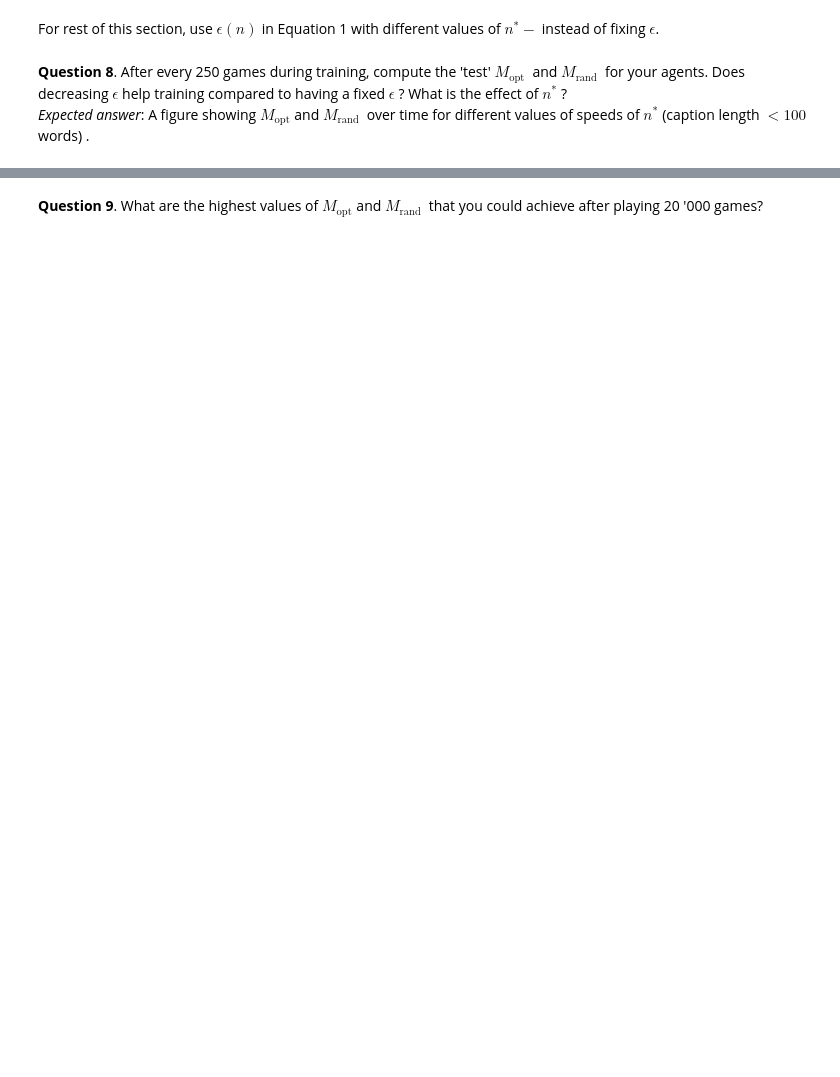
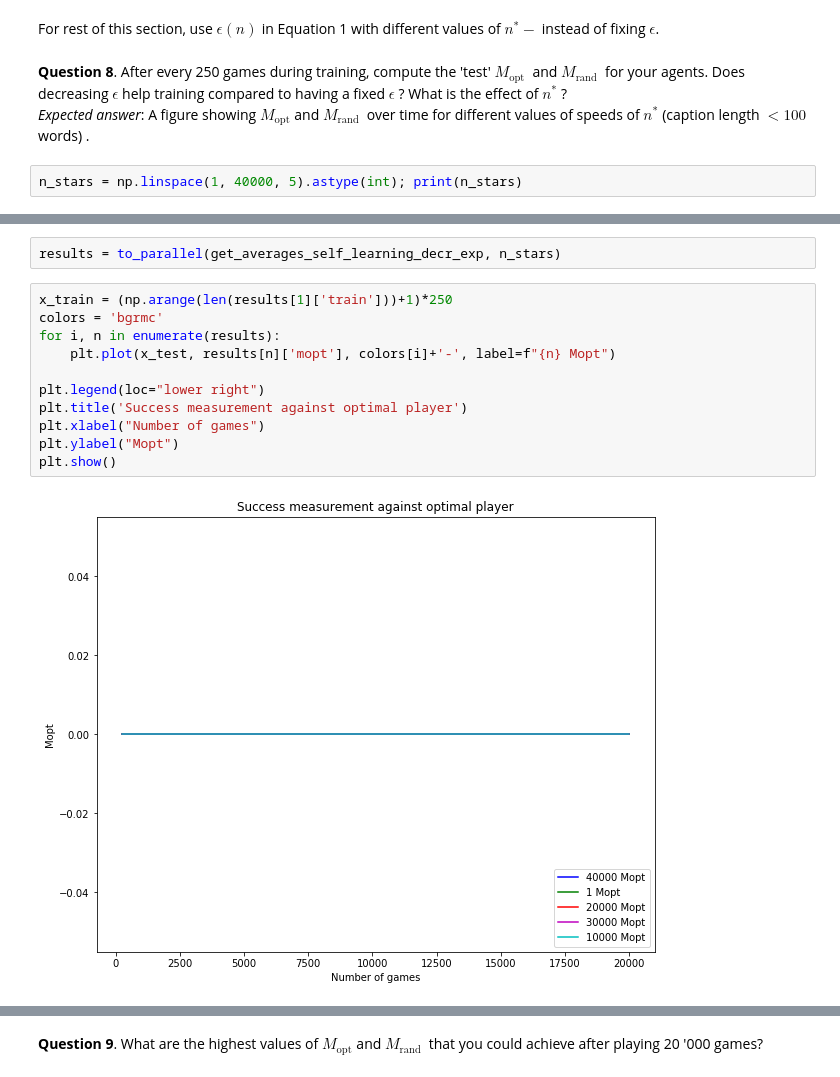
Before and after one commit to nov3o/tik-tok-toe, a Jupyter notebook: project.ipynb, the cells around one changed output, grey strips where cells are left out. Cells and saved outputs as stored; diff of their text form; blank space fills up the shorter version.

```diff
--- a/project.ipynb
+++ b/project.ipynb
@@ -448,3 +522,5 @@ For rest of this section, use $\epsilon(n)$ in Equation 1 with different values
 # %% [markdown]
 **Question 8**. After every 250 games during training, compute the 'test' $M_{\text {opt }}$ and $M_{\text {rand }}$ for your agents. Does decreasing $\epsilon$ help training compared to having a fixed $\epsilon$ ? What is the effect of $n^{*}$ ?\
 *Expected answer*: A figure showing $M_{\mathrm{opt}}$ and $M_{\text {rand }}$ over time for different values of speeds of $n^{*}$ (caption length $<100$ words) .
+# %%
+n_stars = np.linspace(1, 40000, 5).astype(int); print(n_stars)
@@ -450,0 +565,15 @@ For rest of this section, use $\epsilon(n)$ in Equation 1 with different values
+# %%
+results = to_parallel(get_averages_self_learning_decr_exp, n_stars)
+# %%
+x_train = (np.arange(len(results[1]['train']))+1)*250
+colors = 'bgrmc'
+for i, n in enumerate(results):
+    plt.plot(x_test, results[n]['mopt'], colors[i]+'-', label=f"{n} Mopt")
+
+plt.legend(loc="lower right")
+plt.title('Success measurement against optimal player')
+plt.xlabel("Number of games")
+plt.ylabel("Mopt")
+plt.show()
+# %% [output]
+[figure, added]
```
Also changed, not shown: parts of 24 cells of this notebook.
